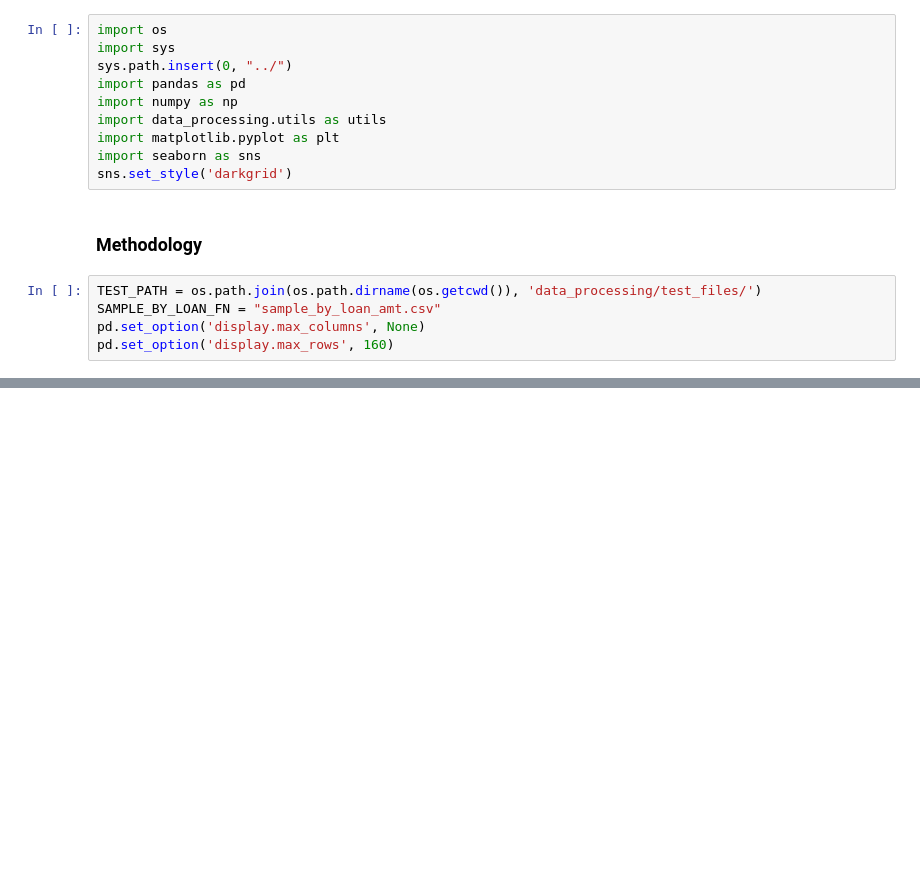
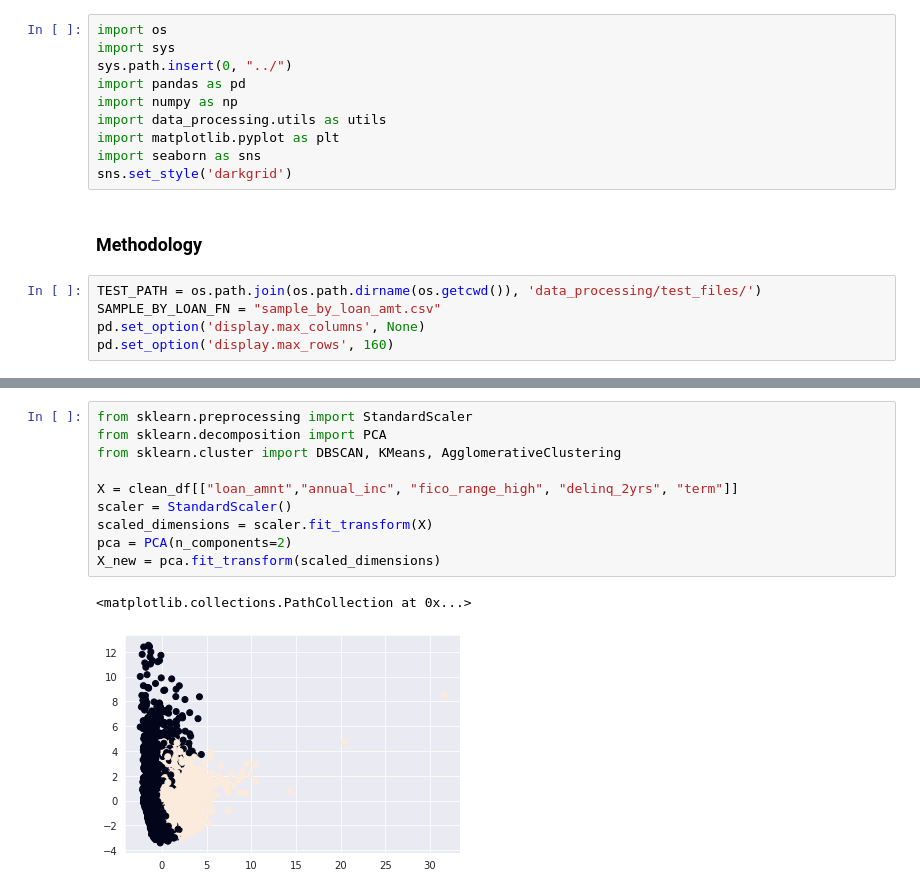
Before and after one commit to Wichaelian/citadel-summer-invitational22, a Jupyter notebook: notebooks/Clustering Based Rate Prediction.ipynb, the cells around one changed output, grey strips where cells are left out. Cells and saved outputs as stored; diff of their text form; blank space fills up the shorter version.

```diff
--- a/notebooks/Clustering Based Rate Prediction.ipynb
+++ b/notebooks/Clustering Based Rate Prediction.ipynb
@@ -66,0 +53,13 @@ cleaned_clustered_df
+# %%
+from sklearn.preprocessing import StandardScaler
+from sklearn.decomposition import PCA
+from sklearn.cluster import DBSCAN, KMeans, AgglomerativeClustering
+
+X = clean_df[["loan_amnt","annual_inc", "fico_range_high", "delinq_2yrs", "term"]]
+scaler = StandardScaler()
+scaled_dimensions = scaler.fit_transform(X)
+pca = PCA(n_components=2)
+X_new = pca.fit_transform(scaled_dimensions)
+# %% [output]
+<matplotlib.collections.PathCollection at 0x...>
+[figure, added]
```
Also changed, not shown: parts of 8 cells of this notebook, 9 other files.
